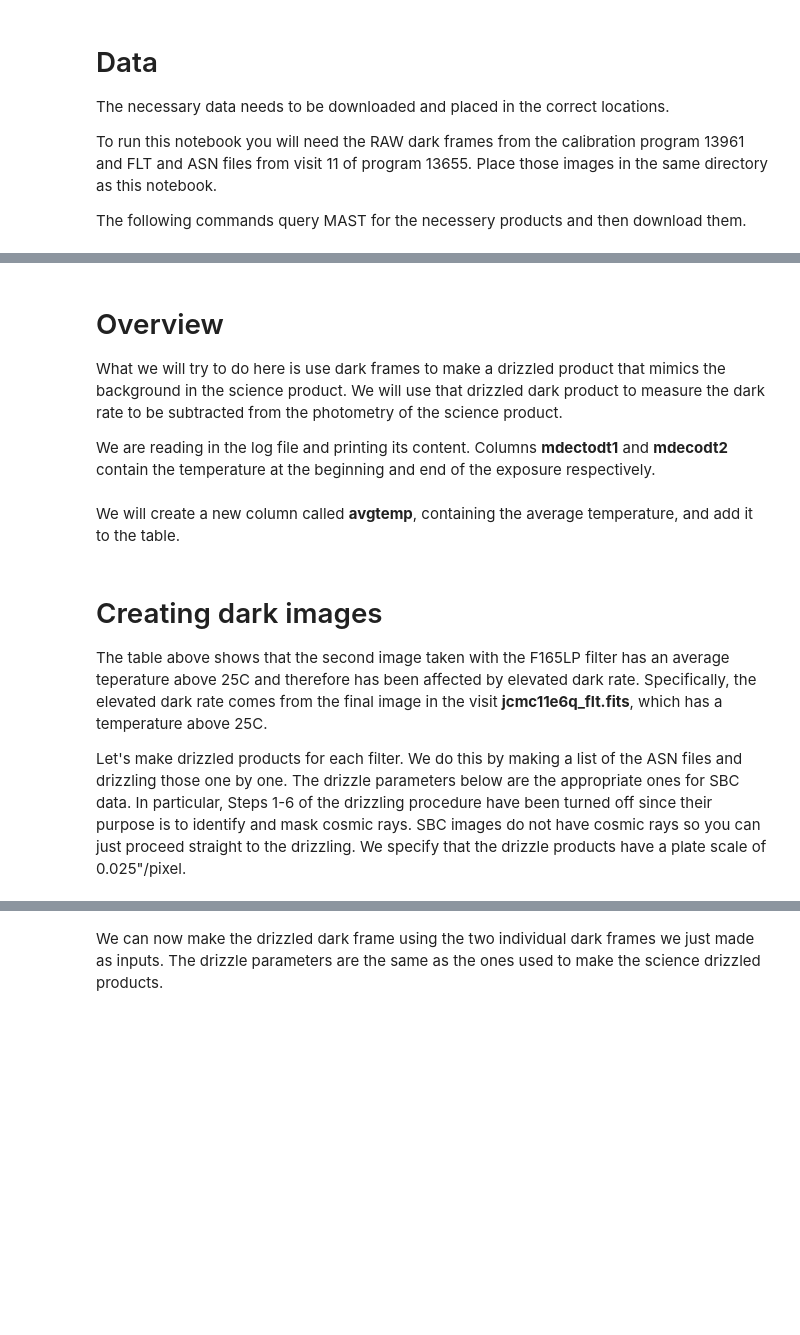
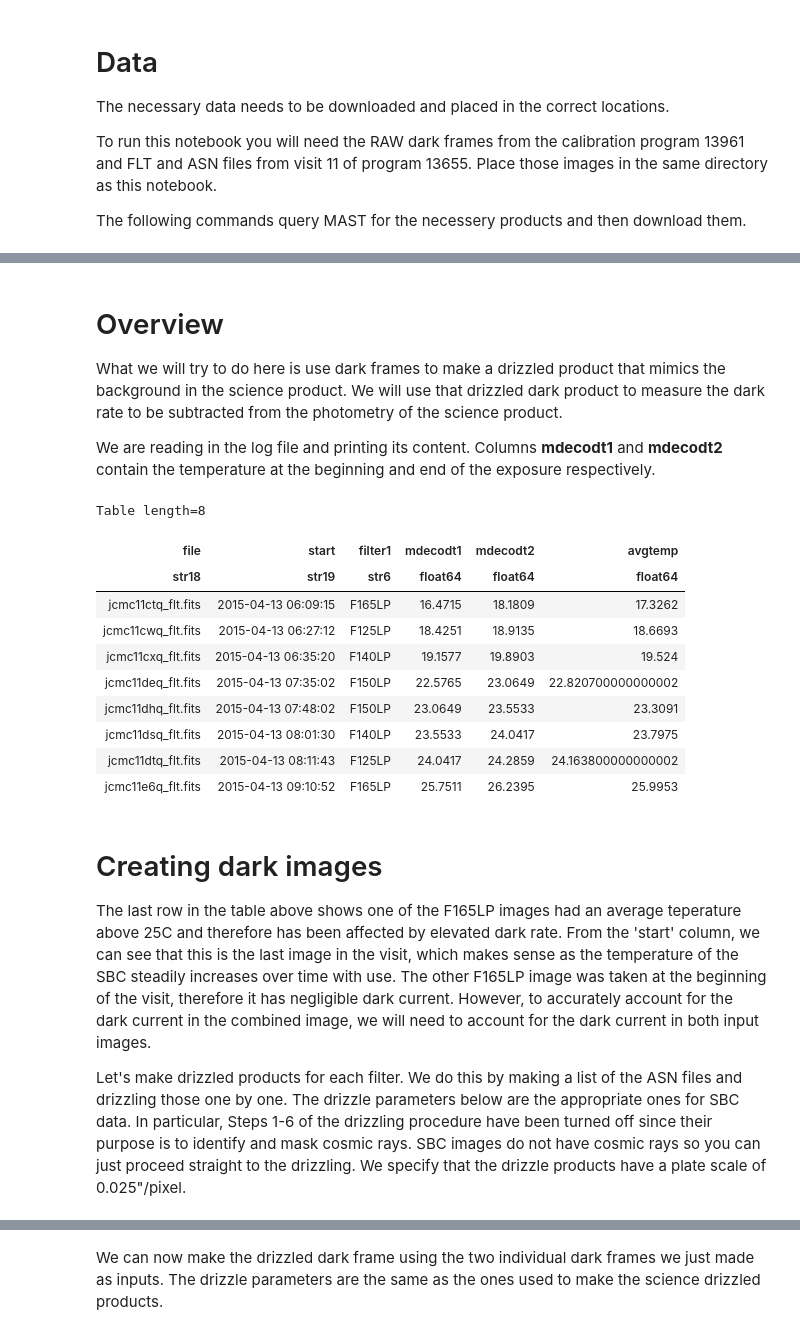
Before and after one commit to spacetelescope/acs-notebook, a Jupyter notebook: notebooks/acs_sbc_dark_analysis.ipynb, the cells around one changed output, grey strips where cells are left out. Drawn from its saved outputs; the diff is of its cells as text; code cells hidden in the pictures; blank space fills up the shorter version.

```diff
--- a/notebooks/acs_sbc_dark_analysis.ipynb
+++ b/notebooks/acs_sbc_dark_analysis.ipynb
@@ -47,4 +84,4 @@ shutil.rmtree('science/')
 
 What we will try to do here is use dark frames to make a drizzled product that mimics the background in the science product. We will use that drizzled dark product to measure the dark rate to be subtracted from the photometry of the science product.
 
-We are reading in the log file and printing its content. Columns **mdectodt1** and **mdecodt2** contain the temperature at the beginning and end of the exposure respectively.
+We are reading in the log file and printing its content. Columns **mdecodt1** and **mdecodt2** contain the temperature at the beginning and end of the exposure respectively.
@@ -54,2 +87,0 @@ obslog
-# %% [markdown]
-We will create a new column called **avgtemp**, containing the average temperature, and add it to the table.
@@ -59,8 +88,60 @@ obslog
+# %%
+name = []
+starttime = []
+filter_name = []
+temp1 = []
+temp2 = []
+avgtemp = []
+
+obslist = glob.glob('jcmc*flt.fits')
+
+# Obtain temperature information from the headers.
+# The temperatures are stored in the science extensions
+# while we also obtain some observation information
+# from the primary header.
+for f in obslist:
+    with fits.open(f) as hdu:
+        hdr0 = hdu[0].header
+        hdr1 = hdu[1].header
+
+        filt = hdr0['FILTER1']
+        t1 = hdr1['MDECODT1']
+        t2 = hdr1['MDECODT2']
+
+        name.append(f)
+        filter_name.append(filt)
+        temp1.append(t1)
+        temp2.append(t2)
+        avgtemp.append((t1+t2)/2)
+        starttime.append('{} {}'.format(hdu[0].header['DATE-OBS'], hdu[0].header['TIME-OBS']))
+
+# Create the Astropy Table object and insert the file names,
+# observation start times, and temperatures. Force the column
+# order and sort the rows in ascending order of average
+# temperature.
+tabdata = {'file': name, 'filter1': filter_name, 'mdecodt1': temp1,
+           'mdecodt2': temp2, 'avgtemp': avgtemp, 'start': starttime}
+obslog = Table(tabdata, names=('file', 'start', 'filter1', 'mdecodt1',
+                               'mdecodt2', 'avgtemp'))
+obslog.sort('avgtemp')
+obslog
+# %% [output]
+Table length=8
+| file | start | filter1 | mdecodt1 | mdecodt2 | avgtemp |
+| str18 | str19 | str6 | float64 | float64 | float64 |
+| jcmc11ctq_flt.fits | 2015-04-13 06:09:15 | F165LP | 16.4715 | 18.1809 | 17.3262 |
+| jcmc11cwq_flt.fits | 2015-04-13 06:27:12 | F125LP | 18.4251 | 18.9135 | 18.6693 |
+| jcmc11cxq_flt.fits | 2015-04-13 06:35:20 | F140LP | 19.1577 | 19.8903 | 19.524 |
+| jcmc11deq_flt.fits | 2015-04-13 07:35:02 | F150LP | 22.5765 | 23.0649 | 22.820700000000002 |
+| jcmc11dhq_flt.fits | 2015-04-13 07:48:02 | F150LP | 23.0649 | 23.5533 | 23.3091 |
+| jcmc11dsq_flt.fits | 2015-04-13 08:01:30 | F140LP | 23.5533 | 24.0417 | 23.7975 |
+| jcmc11dtq_flt.fits | 2015-04-13 08:11:43 | F125LP | 24.0417 | 24.2859 | 24.163800000000002 |
+| jcmc11e6q_flt.fits | 2015-04-13 09:10:52 | F165LP | 25.7511 | 26.2395 | 25.9953 |
 # %% [markdown]
 # Creating dark images
 
 
-The table above shows that the second image taken with the F165LP filter has an average teperature above 25C and therefore has been affected by elevated dark rate. Specifically, the elevated dark rate comes from the final image in the visit **jcmc11e6q_flt.fits**, which has a temperature above 25C.
+The last row in the table above shows one of the F165LP images had an average teperature above 25C and therefore has been affected by elevated dark rate. From the 'start' column, we can see that this is the last image in the visit, which makes sense as the temperature of the SBC steadily increases over time with use. The other F165LP image was taken at the beginning of the visit, therefore it has negligible dark current. However, to accurately account for the dark current in the combined image, we will need to account for the dark current in both input images.
 
 Let's make drizzled products for each filter. We do this by making a list of the ASN files and drizzling those one by one. The drizzle parameters below are the appropriate ones for SBC data. In particular, Steps 1-6 of the drizzling procedure have been turned off since their purpose is to identify and mask cosmic rays. SBC images do not have cosmic rays so you can just proceed straight to the drizzling. We specify that the drizzle products have a plate scale of 0.025"/pixel.
 # %%
```
Also changed, not shown: parts of 20 cells of this notebook.
